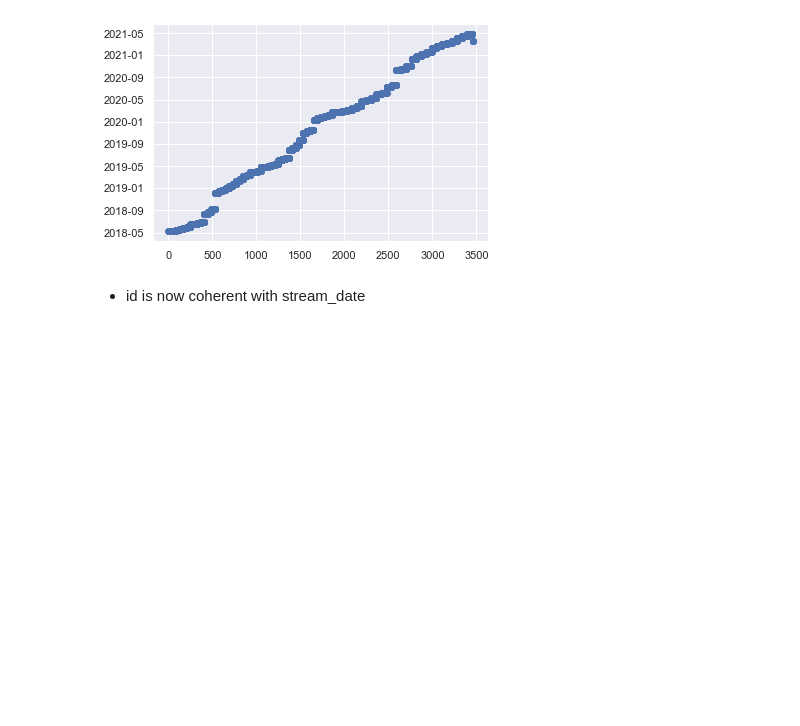
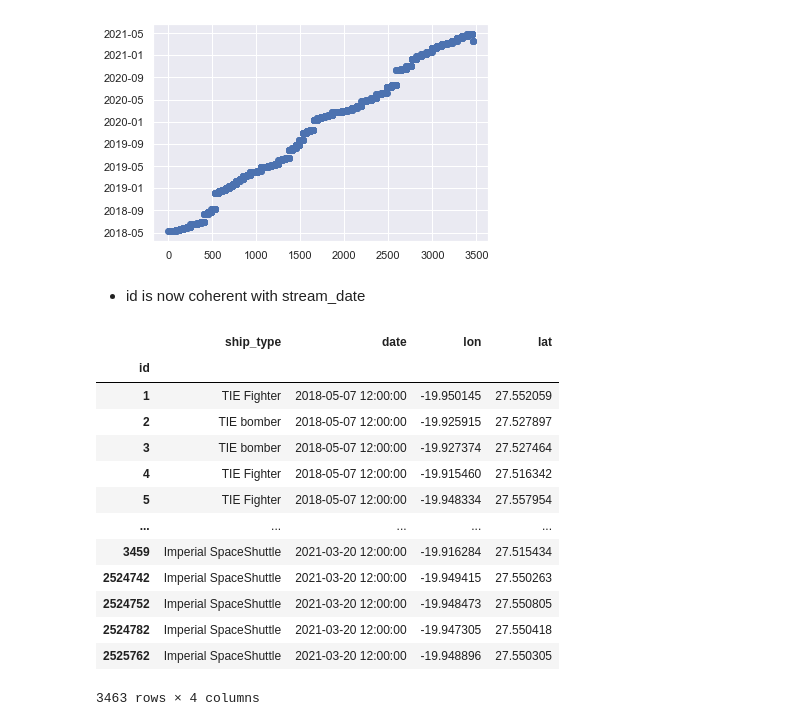
Before and after one commit to AlexisBogroff/geo_challenge, a Jupyter notebook: part_3_1_eda_cleaning.ipynb, the cells around one changed output. Drawn from its saved outputs; the diff is of its cells as text; code cells hidden in the pictures; blank space fills up the shorter version.

Commit message:
Rename columns stream_date and level2

```diff
--- a/part_3_1_eda_cleaning.ipynb
+++ b/part_3_1_eda_cleaning.ipynb
@@ -276,5 +276,25 @@ plt.scatter(data.index[:-4], data['stream_date'].iloc[:-4])
 [figure]
 # %% [markdown]
 - id is now coherent with stream_date
+# %%
+# Rename columns
+data.rename(columns={'stream_date': 'date'}, inplace=True)
+data.rename(columns={'level2': 'ship_type'}, inplace=True)
+data
+# %% [output]
+|  | ship_type | date | lon | lat |
+| id |  |  |  |  |
+| 1 | TIE Fighter | 2018-05-07 12:00:00 | -19.950145 | 27.552059 |
+| 2 | TIE bomber | 2018-05-07 12:00:00 | -19.925915 | 27.527897 |
+| 3 | TIE bomber | 2018-05-07 12:00:00 | -19.927374 | 27.527464 |
+| 4 | TIE Fighter | 2018-05-07 12:00:00 | -19.915460 | 27.516342 |
+| 5 | TIE Fighter | 2018-05-07 12:00:00 | -19.948334 | 27.557954 |
+| ... | ... | ... | ... | ... |
+| 3459 | Imperial SpaceShuttle | 2021-03-20 12:00:00 | -19.916284 | 27.515434 |
+| 2524742 | Imperial SpaceShuttle | 2021-03-20 12:00:00 | -19.949415 | 27.550263 |
+| 2524752 | Imperial SpaceShuttle | 2021-03-20 12:00:00 | -19.948473 | 27.550805 |
+| 2524782 | Imperial SpaceShuttle | 2021-03-20 12:00:00 | -19.947305 | 27.550418 |
+| 2525762 | Imperial SpaceShuttle | 2021-03-20 12:00:00 | -19.948896 | 27.550305 |
+3463 rows × 4 columns
 # %%
 data.to_csv('data/starships_clean.csv')
```
